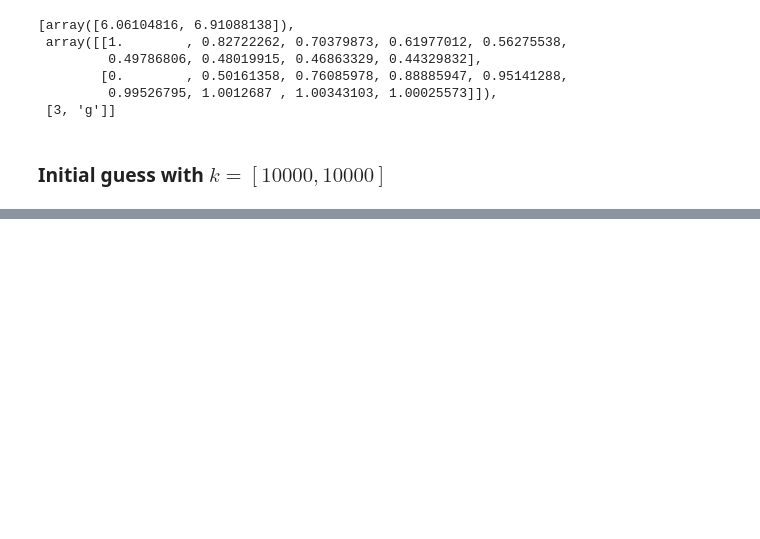
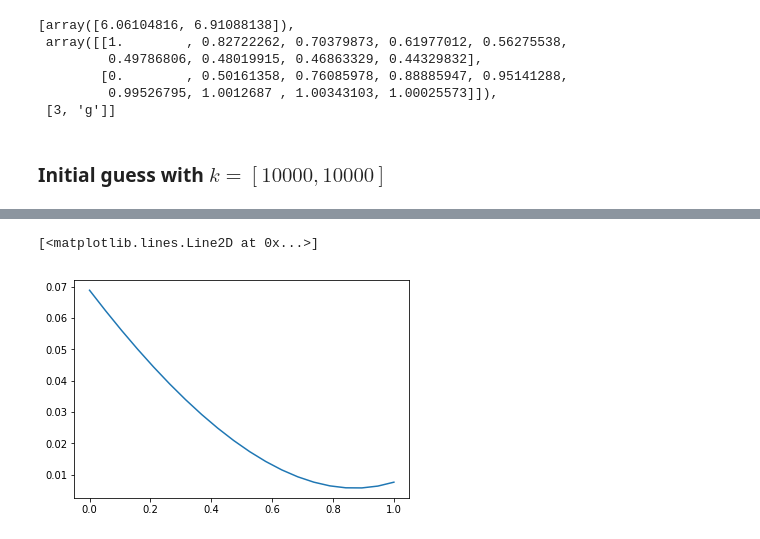
Before and after one commit to lsg6140/Python, a Jupyter notebook: PBM/lm_model2.ipynb, the cells around one changed output, grey strips where cells are left out. Cells and saved outputs as stored; diff of their text form; code cells hidden in the pictures; blank space fills up the shorter version.

```diff
--- a/PBM/lm_model2.ipynb
+++ b/PBM/lm_model2.ipynb
@@ -203,0 +262,2 @@ print(a)
+# %%
+hr = svdsolve(np.eye(2),-gr)
@@ -203,0 +269,9 @@ print(a)
+# %%
+S = np.empty(20)
+for i in range(20):
+    S[i] = Sg_ode(model2,uhat,Q,kbar0+alpha[i]*h,tbar)
+# %%
+plt.plot(alpha,S)
+# %% [output]
+[<matplotlib.lines.Line2D at 0x...>]
+[figure, added]
```
Also changed, not shown: parts of 19 cells of this notebook, 6 other files.
